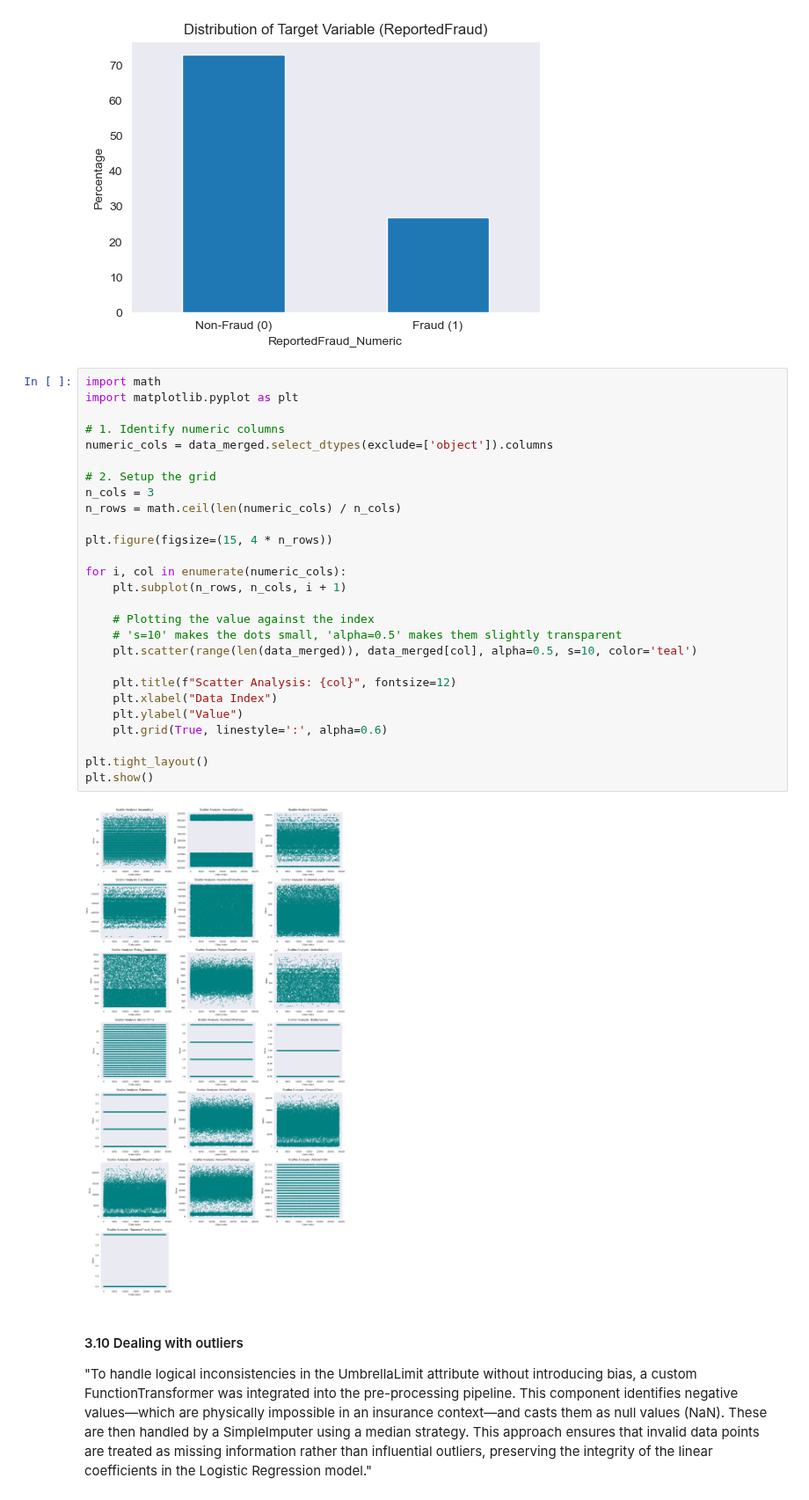
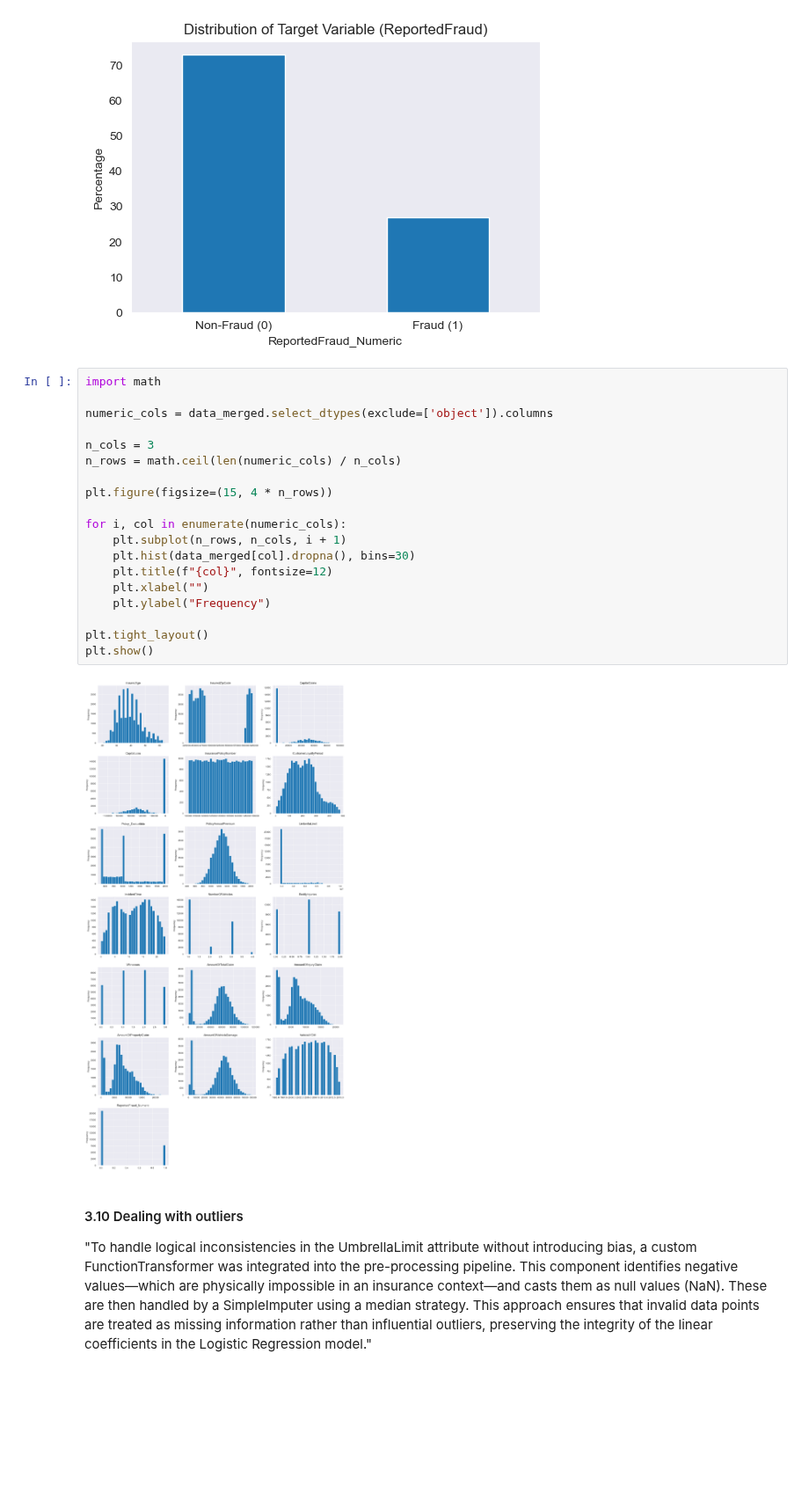
Before and after one commit to bartzilla/Classification, a Jupyter notebook: Assessment.ipynb, the cells around one changed output. Shown at 88% size. Cells and saved outputs as stored; diff of their text form; blank space fills up the shorter version.

```diff
--- a/Assessment.ipynb
+++ b/Assessment.ipynb
@@ -471,33 +471,25 @@ plt.show()
 [figure]
 # %%
 import math
-import matplotlib.pyplot as plt
 
-# 1. Identify numeric columns
 numeric_cols = data_merged.select_dtypes(exclude=['object']).columns
 
-# 2. Setup the grid
 n_cols = 3
 n_rows = math.ceil(len(numeric_cols) / n_cols)
 
 plt.figure(figsize=(15, 4 * n_rows))
 
 for i, col in enumerate(numeric_cols):
     plt.subplot(n_rows, n_cols, i + 1)
-
-    # Plotting the value against the index
-    # 's=10' makes the dots small, 'alpha=0.5' makes them slightly transparent
-    plt.scatter(range(len(data_merged)), data_merged[col], alpha=0.5, s=10, color='teal')
-
-    plt.title(f"Scatter Analysis: {col}", fontsize=12)
-    plt.xlabel("Data Index")
-    plt.ylabel("Value")
-    plt.grid(True, linestyle=':', alpha=0.6)
+    plt.hist(data_merged[col].dropna(), bins=30)
+    plt.title(f"{col}", fontsize=12)
+    plt.xlabel("")
+    plt.ylabel("Frequency")
 
 plt.tight_layout()
 plt.show()
 # %% [output]
-[figure, old version]
+[figure, new version]
 # %% [markdown]
 #### 3.10 Dealing with outliers
 
```
